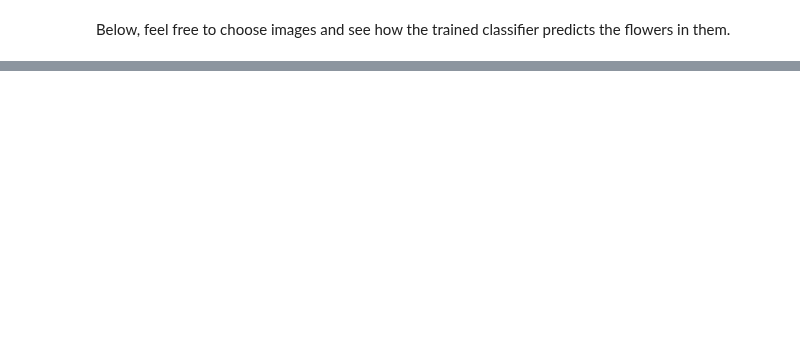
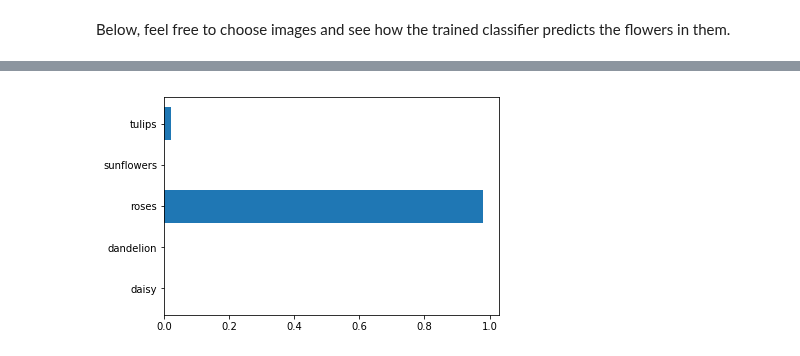
Before and after one commit to ksooklall/deep_learning_foundation, a Jupyter notebook: transfer-learning/Transfer_Learning.ipynb, the cells around one changed output, grey strips where cells are left out. Cells and saved outputs as stored; diff of their text form; code cells hidden in the pictures; blank space fills up the shorter version.

Commit message:
completed training

```diff
--- a/transfer-learning/Transfer_Learning.ipynb
+++ b/transfer-learning/Transfer_Learning.ipynb
@@ -244,13 +273,13 @@ from sklearn.model_selection import StratifiedShuffleSplit
 splits = StratifiedShuffleSplit(n_splits=1, test_size=0.2)
 
 train_idx, val_idx = next(splits.split(codes, labels))
-middle = int(len(val_idx/2))
+middle = int(len(val_idx)/2)
 
 val_idx, test_idx = val_idx[:middle], val_idx[middle:]
 
-train_x, train_y = codes[train_idx], labels[val_idx]
-val_x, val_y = codes[val_idx], labels[val_idx]
-test_x, test_y =  codes[test_idx], labels[test_idx]
+train_x, train_y = codes[train_idx], labels_vecs[train_idx]
+val_x, val_y = codes[val_idx], labels_vecs[val_idx]
+test_x, test_y =  codes[test_idx], labels_vecs[test_idx]
 # %%
 print("Train shapes (x, y):", train_x.shape, train_y.shape)
 print("Validation shapes (x, y):", val_x.shape, val_y.shape)
@@ -277,12 +306,12 @@ Once you have the convolutional codes, you just need to build a classfier from s
 inputs_ = tf.placeholder(tf.float32, shape=[None, codes.shape[1]])
 labels_ = tf.placeholder(tf.int64, shape=[None, labels_vecs.shape[1]])
 
-full = tf.contrib.layers.fully_connected(inputs_, 256)
+full = tf.contrib.layers.fully_connected(inputs_, 512)
 
 logits = tf.contrib.layers.fully_connected(full, labels_vecs.shape[1], activation_fn=None)# output layer logits
 cost = tf.reduce_mean(tf.nn.softmax_cross_entropy_with_logits(logits=logits, labels=labels_))# cross entropy loss
 
-optimizer = tf.train.AdamOptimizer().minimize(cost)
+optimizer = tf.train.AdamOptimizer(learning_rate=0.001).minimize(cost)
 
 # Operations for validation/test accuracy
 predicted = tf.nn.softmax(logits)
@@ -313,11 +342,12 @@ Here, we'll train the network.
 
 > **Exercise:** So far we've been providing the training code for you. Here, I'm going to give you a bit more of a challenge and have you write the code to train the network. Of course, you'll be able to see my solution if you need help. Use the `get_batches` function I wrote before to get your batches like `for x, y in get_batches(train_x, train_y)`. Or write your own!
 # %%
+epochs = 50
+iteration = 0
 saver = tf.train.Saver()
 with tf.Session() as sess:
     sess.run(tf.global_variables_initializer())
-    epochs = 5
-    iteration = 0
+
     for epoch in range(epochs):
         for batch_x, batch_y in get_batches(train_x, train_y):
             _, loss = sess.run([optimizer, cost], feed_dict = {inputs_: batch_x, labels_: batch_y})
@@ -383,3 +439,5 @@ plt.imshow(test_img)
 # %%
 plt.barh(np.arange(5), prediction)
-_ = plt.yticks(np.arange(5), lb.classes_)
+_ = plt.yticks(np.arange(5), pre.classes_)
+# %% [output]
+[figure, added]
```
Also changed, not shown: parts of 9 cells of this notebook, 1 other file.
